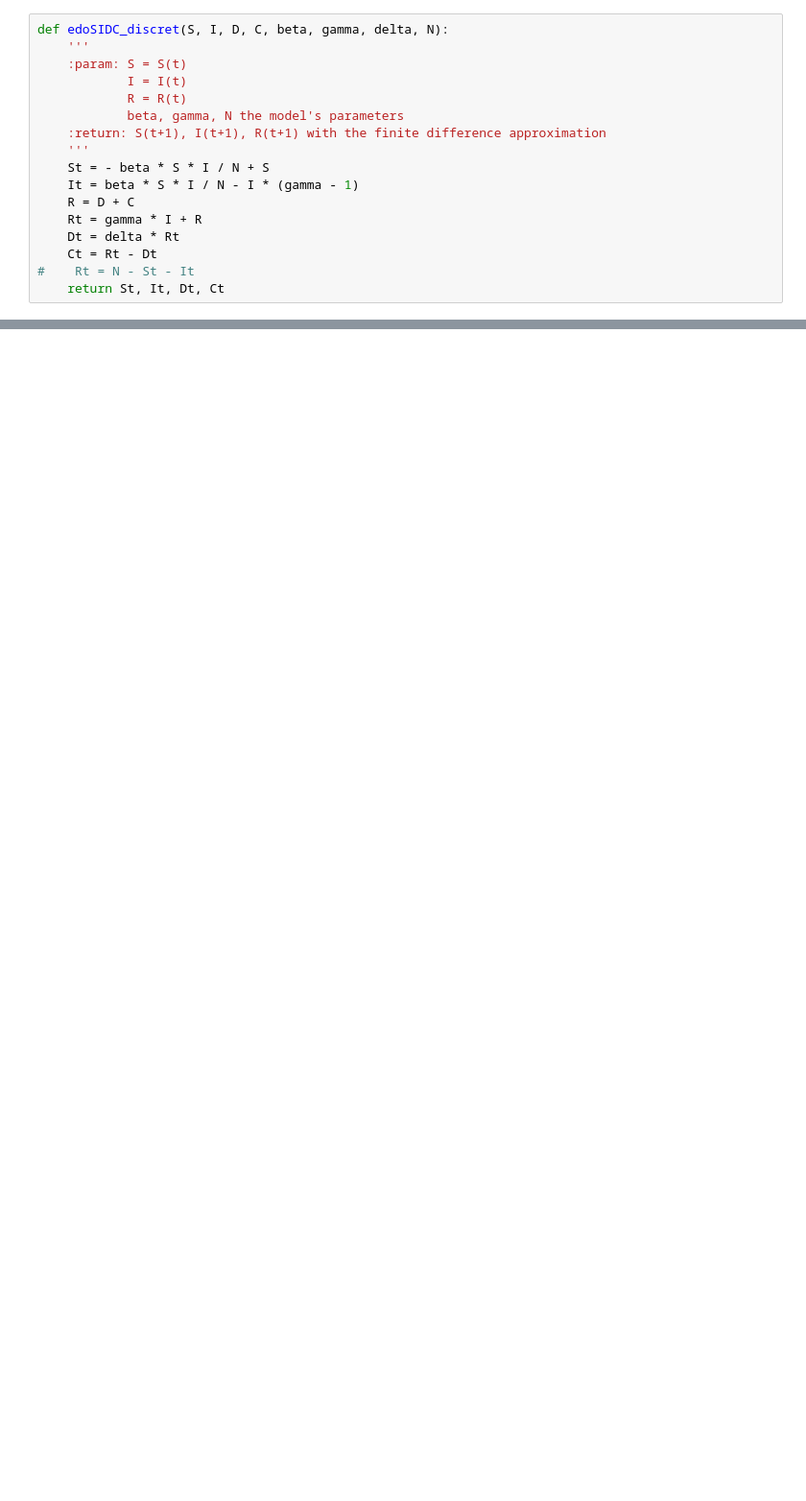
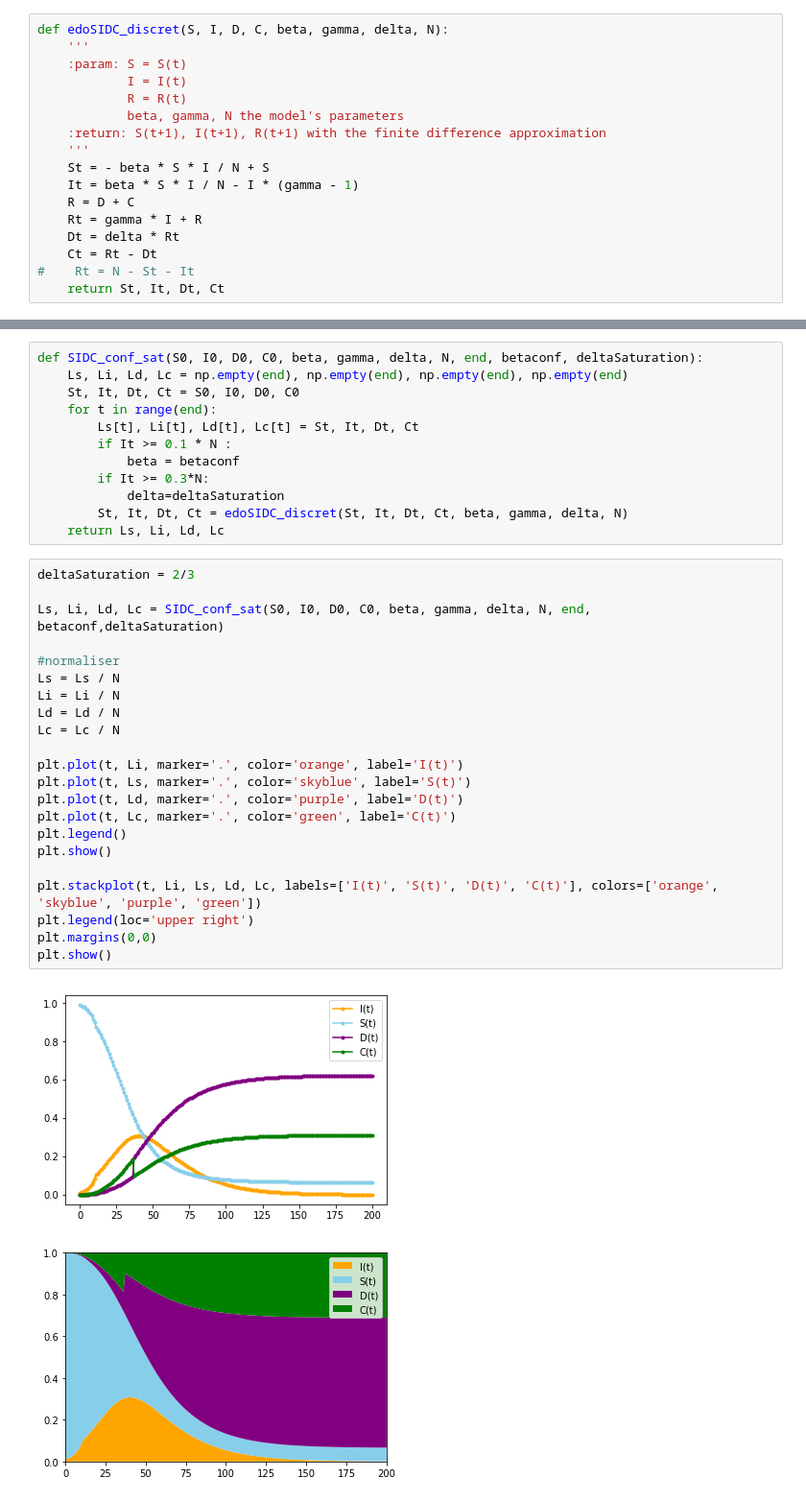
Before and after one commit to Fafou99/Epidemic, a Jupyter notebook: main.ipynb, the cells around one changed output, grey strips where cells are left out. Shown at 96% size. Drawn from its saved outputs; the diff is of its cells as text; blank space fills up the shorter version.

```diff
--- a/main.ipynb
+++ b/main.ipynb
@@ -196,0 +240,37 @@ NameError: name 'np' is not defined
+# %%
+def SIDC_conf_sat(S0, I0, D0, C0, beta, gamma, delta, N, end, betaconf, deltaSaturation):
+    Ls, Li, Ld, Lc = np.empty(end), np.empty(end), np.empty(end), np.empty(end)
+    St, It, Dt, Ct = S0, I0, D0, C0
+    for t in range(end):
+        Ls[t], Li[t], Ld[t], Lc[t] = St, It, Dt, Ct
+        if It >= 0.1 * N :
+            beta = betaconf
+        if It >= 0.3*N:
+            delta=deltaSaturation
+        St, It, Dt, Ct = edoSIDC_discret(St, It, Dt, Ct, beta, gamma, delta, N)
+    return Ls, Li, Ld, Lc
+# %%
+deltaSaturation = 2/3
+
+Ls, Li, Ld, Lc = SIDC_conf_sat(S0, I0, D0, C0, beta, gamma, delta, N, end, betaconf,deltaSaturation)
+
+#normaliser
+Ls = Ls / N
+Li = Li / N
+Ld = Ld / N
+Lc = Lc / N
+
+plt.plot(t, Li, marker='.', color='orange', label='I(t)')
+plt.plot(t, Ls, marker='.', color='skyblue', label='S(t)')
+plt.plot(t, Ld, marker='.', color='purple', label='D(t)')
+plt.plot(t, Lc, marker='.', color='green', label='C(t)')
+plt.legend()
+plt.show()
+
+plt.stackplot(t, Li, Ls, Ld, Lc, labels=['I(t)', 'S(t)', 'D(t)', 'C(t)'], colors=['orange', 'skyblue', 'purple', 'green'])
+plt.legend(loc='upper right')
+plt.margins(0,0)
+plt.show()
+# %% [output]
+[figure, added]
+[figure, added]
```
Also changed, not shown: parts of 9 cells of this notebook.
